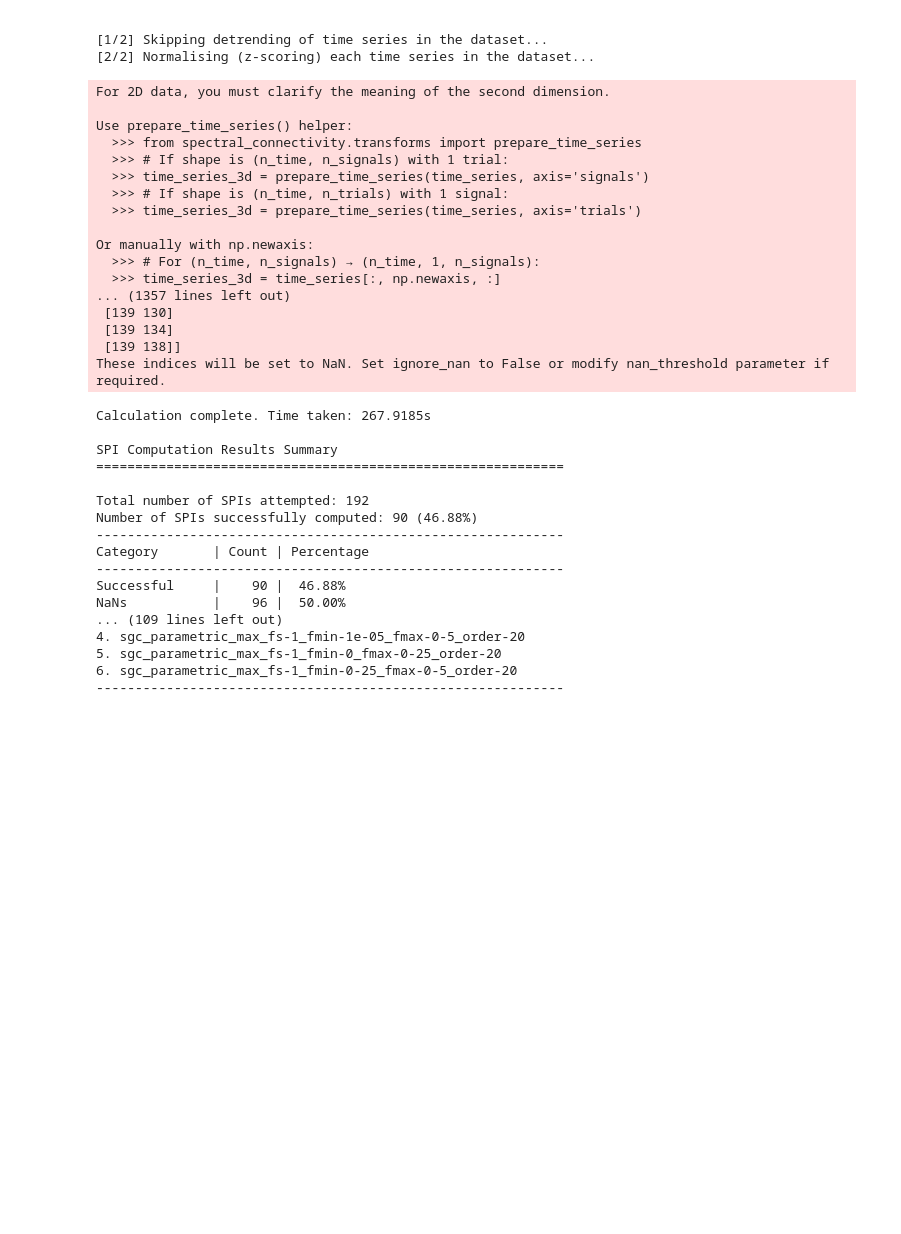
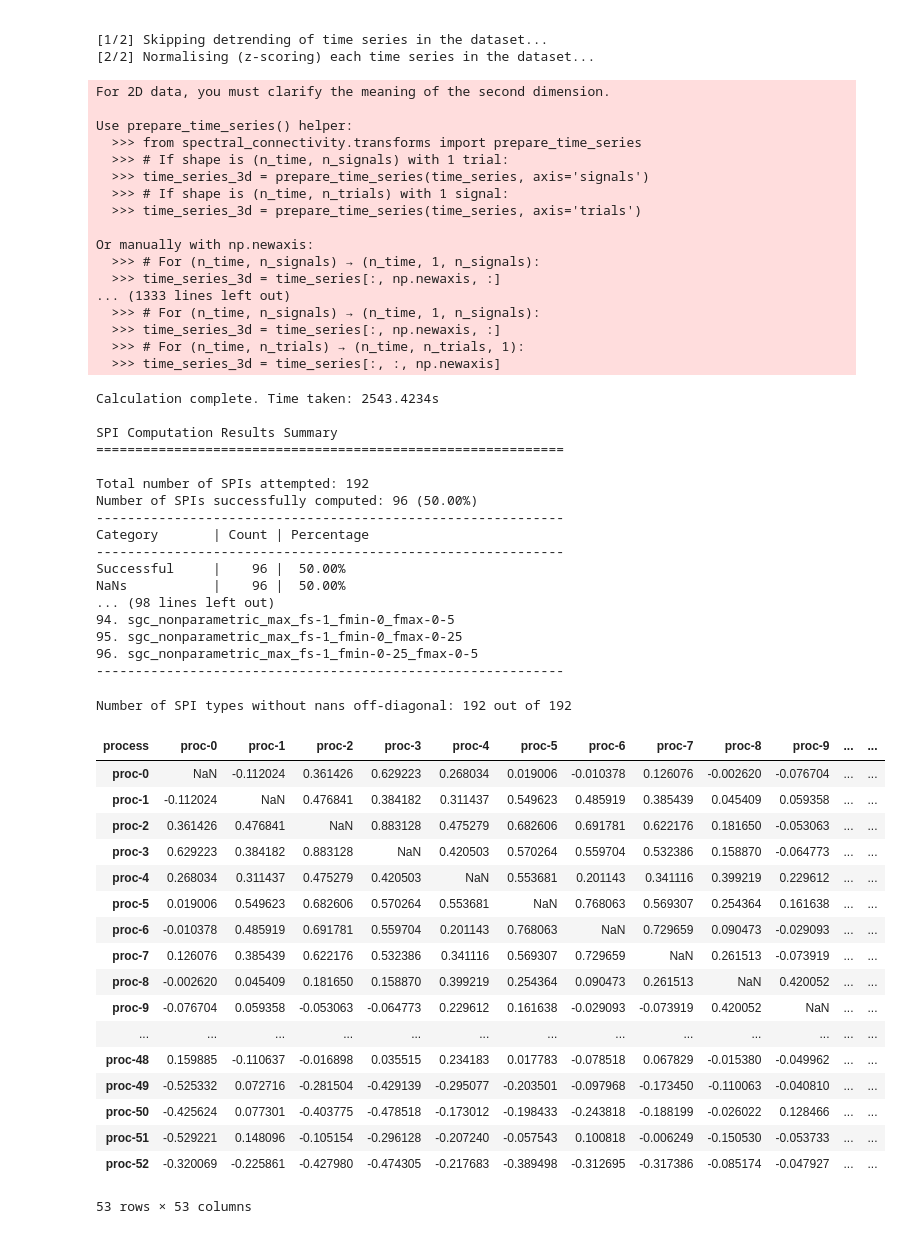
Before and after one commit to paavalipopov/adm-proj, a Jupyter notebook: 01_pcc.ipynb, the cells around one changed output. Drawn from its saved outputs; the diff is of its cells as text; code cells hidden in the pictures; blank space fills up the shorter version.

Commit message:
validated pyspi

```diff
--- a/01_pcc.ipynb
+++ b/01_pcc.ipynb
@@ -237,9 +243,10 @@ plt.show()
 # %%
+
 from pyspi.calculator import Calculator
 
 stats = []
 
-test_subject = timeseries[0]
+test_subject = timeseries[0].T # pyspi calc expects data in shape [chanels, time]
 calc = Calculator(dataset=test_subject, subset='fast') # instantiate the calculator object
 # %% [output]
 Checking if optional dependencies exist...
@@ -328,25 +335,63 @@ Use prepare_time_series() helper:
 Or manually with np.newaxis:
   >>> # For (n_time, n_signals) → (n_time, 1, n_signals):
   >>> time_series_3d = time_series[:, np.newaxis, :]
-... (1357 lines left out)
- [139 130]
- [139 134]
- [139 138]]
-These indices will be set to NaN. Set ignore_nan to False or modify nan_threshold parameter if required.
+... (1333 lines left out)
+  >>> # For (n_time, n_signals) → (n_time, 1, n_signals):
+  >>> time_series_3d = time_series[:, np.newaxis, :]
+  >>> # For (n_time, n_trials) → (n_time, n_trials, 1):
+  >>> time_series_3d = time_series[:, :, np.newaxis]
-Calculation complete. Time taken: 267.9185s
+Calculation complete. Time taken: 2543.4234s
 
 SPI Computation Results Summary
 ============================================================
 
 Total number of SPIs attempted: 192
-Number of SPIs successfully computed: 90 (46.88%)
+Number of SPIs successfully computed: 96 (50.00%)
 ------------------------------------------------------------
 Category       | Count | Percentage
 ------------------------------------------------------------
-Successful     |    90 |  46.88%
+Successful     |    96 |  50.00%
 NaNs           |    96 |  50.00%
-... (109 lines left out)
-4. sgc_parametric_max_fs-1_fmin-1e-05_fmax-0-5_order-20
-5. sgc_parametric_max_fs-1_fmin-0_fmax-0-25_order-20
-6. sgc_parametric_max_fs-1_fmin-0-25_fmax-0-5_order-20
+... (98 lines left out)
+94. sgc_nonparametric_max_fs-1_fmin-0_fmax-0-5
+95. sgc_nonparametric_max_fs-1_fmin-0_fmax-0-25
+96. sgc_nonparametric_max_fs-1_fmin-0-25_fmax-0-5
 ------------------------------------------------------------
+# %%
+counter = 0
+
+for spi_type in calc.spis:
+    spi_data = calc.table["cov_EmpiricalCovariance"].to_numpy()
+    # get values off-diagonal
+    off_diag = spi_data[np.triu_indices_from(spi_data, k=1)]
+    nans_off_diag = np.isnan(off_diag).any()
+    if not nans_off_diag:
+        counter += 1
+    else:
+        print(F"{spi_type} data has nans off-diagonal: {nans_off_diag}")
+
+print(F"Number of SPI types without nans off-diagonal: {counter} out of {len(calc.spis)}")
+# %% [output]
+Number of SPI types without nans off-diagonal: 192 out of 192
+# %%
+calc.table["cov_EmpiricalCovariance"]
+calc.table["cov_EmpiricalCovariance"].to_numpy().shape
+# %% [output]
+| process | proc-0 | proc-1 | proc-2 | proc-3 | proc-4 | proc-5 | proc-6 | proc-7 | proc-8 | proc-9 | ... | ... |
+| proc-0 | NaN | -0.112024 | 0.361426 | 0.629223 | 0.268034 | 0.019006 | -0.010378 | 0.126076 | -0.002620 | -0.076704 | ... | ... |
+| proc-1 | -0.112024 | NaN | 0.476841 | 0.384182 | 0.311437 | 0.549623 | 0.485919 | 0.385439 | 0.045409 | 0.059358 | ... | ... |
+| proc-2 | 0.361426 | 0.476841 | NaN | 0.883128 | 0.475279 | 0.682606 | 0.691781 | 0.622176 | 0.181650 | -0.053063 | ... | ... |
+| proc-3 | 0.629223 | 0.384182 | 0.883128 | NaN | 0.420503 | 0.570264 | 0.559704 | 0.532386 | 0.158870 | -0.064773 | ... | ... |
+| proc-4 | 0.268034 | 0.311437 | 0.475279 | 0.420503 | NaN | 0.553681 | 0.201143 | 0.341116 | 0.399219 | 0.229612 | ... | ... |
+| proc-5 | 0.019006 | 0.549623 | 0.682606 | 0.570264 | 0.553681 | NaN | 0.768063 | 0.569307 | 0.254364 | 0.161638 | ... | ... |
+| proc-6 | -0.010378 | 0.485919 | 0.691781 | 0.559704 | 0.201143 | 0.768063 | NaN | 0.729659 | 0.090473 | -0.029093 | ... | ... |
+| proc-7 | 0.126076 | 0.385439 | 0.622176 | 0.532386 | 0.341116 | 0.569307 | 0.729659 | NaN | 0.261513 | -0.073919 | ... | ... |
+| proc-8 | -0.002620 | 0.045409 | 0.181650 | 0.158870 | 0.399219 | 0.254364 | 0.090473 | 0.261513 | NaN | 0.420052 | ... | ... |
+| proc-9 | -0.076704 | 0.059358 | -0.053063 | -0.064773 | 0.229612 | 0.161638 | -0.029093 | -0.073919 | 0.420052 | NaN | ... | ... |
+| ... | ... | ... | ... | ... | ... | ... | ... | ... | ... | ... | ... | ... |
+| proc-48 | 0.159885 | -0.110637 | -0.016898 | 0.035515 | 0.234183 | 0.017783 | -0.078518 | 0.067829 | -0.015380 | -0.049962 | ... | ... |
+| proc-49 | -0.525332 | 0.072716 | -0.281504 | -0.429139 | -0.295077 | -0.203501 | -0.097968 | -0.173450 | -0.110063 | -0.040810 | ... | ... |
+| proc-50 | -0.425624 | 0.077301 | -0.403775 | -0.478518 | -0.173012 | -0.198433 | -0.243818 | -0.188199 | -0.026022 | 0.128466 | ... | ... |
+| proc-51 | -0.529221 | 0.148096 | -0.105154 | -0.296128 | -0.207240 | -0.057543 | 0.100818 | -0.006249 | -0.150530 | -0.053733 | ... | ... |
+| proc-52 | -0.320069 | -0.225861 | -0.427980 | -0.474305 | -0.217683 | -0.389498 | -0.312695 | -0.317386 | -0.085174 | -0.047927 | ... | ... |
+53 rows × 53 columns
```
Also changed, not shown: parts of 4 cells of this notebook.
